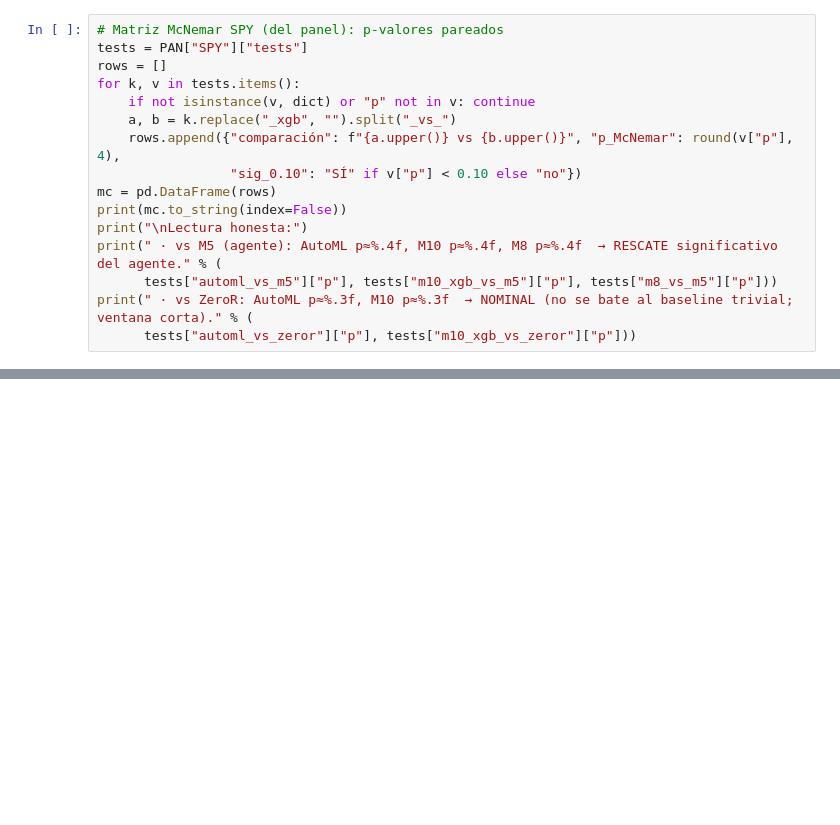
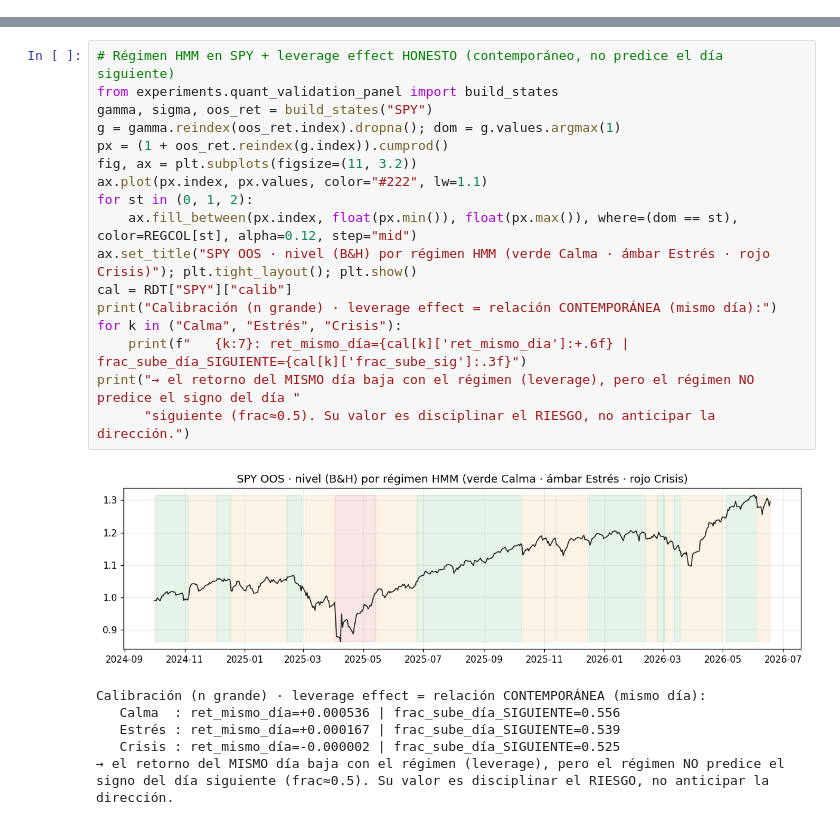
Before and after one commit to RaquelGarciah/Real-time-statistical-supervision-of-an-AI-trading-agent, a Jupyter notebook: notebooks/STRATA_marco_practico.ipynb, the cells around one changed output, grey strips where cells are left out. Drawn from its saved outputs; the diff is of its cells as text; blank space fills up the shorter version.

```diff
--- a/notebooks/STRATA_marco_practico.ipynb
+++ b/notebooks/STRATA_marco_practico.ipynb
@@ -246,16 +0,0 @@ McNemar pareado sobre los aciertos día a día. Dos lecturas opuestas y ambas ci
-# %%
-# Matriz McNemar SPY (del panel): p-valores pareados
-tests = PAN["SPY"]["tests"]
-rows = []
-for k, v in tests.items():
-    if not isinstance(v, dict) or "p" not in v: continue
-    a, b = k.replace("_xgb", "").split("_vs_")
-    rows.append({"comparación": f"{a.upper()} vs {b.upper()}", "p_McNemar": round(v["p"], 4),
-                 "sig_0.10": "SÍ" if v["p"] < 0.10 else "no"})
-mc = pd.DataFrame(rows)
-print(mc.to_string(index=False))
-print("\nLectura honesta:")
-print(" · vs M5 (agente): AutoML p≈%.4f, M10 p≈%.4f, M8 p≈%.4f  → RESCATE significativo del agente." % (
-      tests["automl_vs_m5"]["p"], tests["m10_xgb_vs_m5"]["p"], tests["m8_vs_m5"]["p"]))
-print(" · vs ZeroR: AutoML p≈%.3f, M10 p≈%.3f  → NOMINAL (no se bate al baseline trivial; ventana corta)." % (
-      tests["automl_vs_zeror"]["p"], tests["m10_xgb_vs_zeror"]["p"]))
@@ -686,0 +186,24 @@ AUTO-TEST OK · headlines coherentes con panel mm25 / prep / clustering15 / SPY+
+# %%
+# Régimen HMM en SPY + leverage effect HONESTO (contemporáneo, no predice el día siguiente)
+from experiments.quant_validation_panel import build_states
+gamma, sigma, oos_ret = build_states("SPY")
+g = gamma.reindex(oos_ret.index).dropna(); dom = g.values.argmax(1)
+px = (1 + oos_ret.reindex(g.index)).cumprod()
+fig, ax = plt.subplots(figsize=(11, 3.2))
+ax.plot(px.index, px.values, color="#222", lw=1.1)
+for st in (0, 1, 2):
+    ax.fill_between(px.index, float(px.min()), float(px.max()), where=(dom == st), color=REGCOL[st], alpha=0.12, step="mid")
+ax.set_title("SPY OOS · nivel (B&H) por régimen HMM (verde Calma · ámbar Estrés · rojo Crisis)"); plt.tight_layout(); plt.show()
+cal = RDT["SPY"]["calib"]
+print("Calibración (n grande) · leverage effect = relación CONTEMPORÁNEA (mismo día):")
+for k in ("Calma", "Estrés", "Crisis"):
+    print(f"   {k:7}: ret_mismo_día={cal[k]['ret_mismo_dia']:+.6f} | frac_sube_día_SIGUIENTE={cal[k]['frac_sube_sig']:.3f}")
+print("→ el retorno del MISMO día baja con el régimen (leverage), pero el régimen NO predice el signo del día "
+      "siguiente (frac≈0.5). Su valor es disciplinar el RIESGO, no anticipar la dirección.")
+# %% [output]
+[figure, added]
+Calibración (n grande) · leverage effect = relación CONTEMPORÁNEA (mismo día):
+   Calma  : ret_mismo_día=+0.000536 | frac_sube_día_SIGUIENTE=0.556
+   Estrés : ret_mismo_día=+0.000167 | frac_sube_día_SIGUIENTE=0.539
+   Crisis : ret_mismo_día=-0.000002 | frac_sube_día_SIGUIENTE=0.525
+→ el retorno del MISMO día baja con el régimen (leverage), pero el régimen NO predice el signo del día siguiente (frac≈0.5). Su valor es disciplinar el RIESGO, no anticipar la dirección.
```
Also changed, not shown: parts of 71 cells of this notebook, 15 other files.
